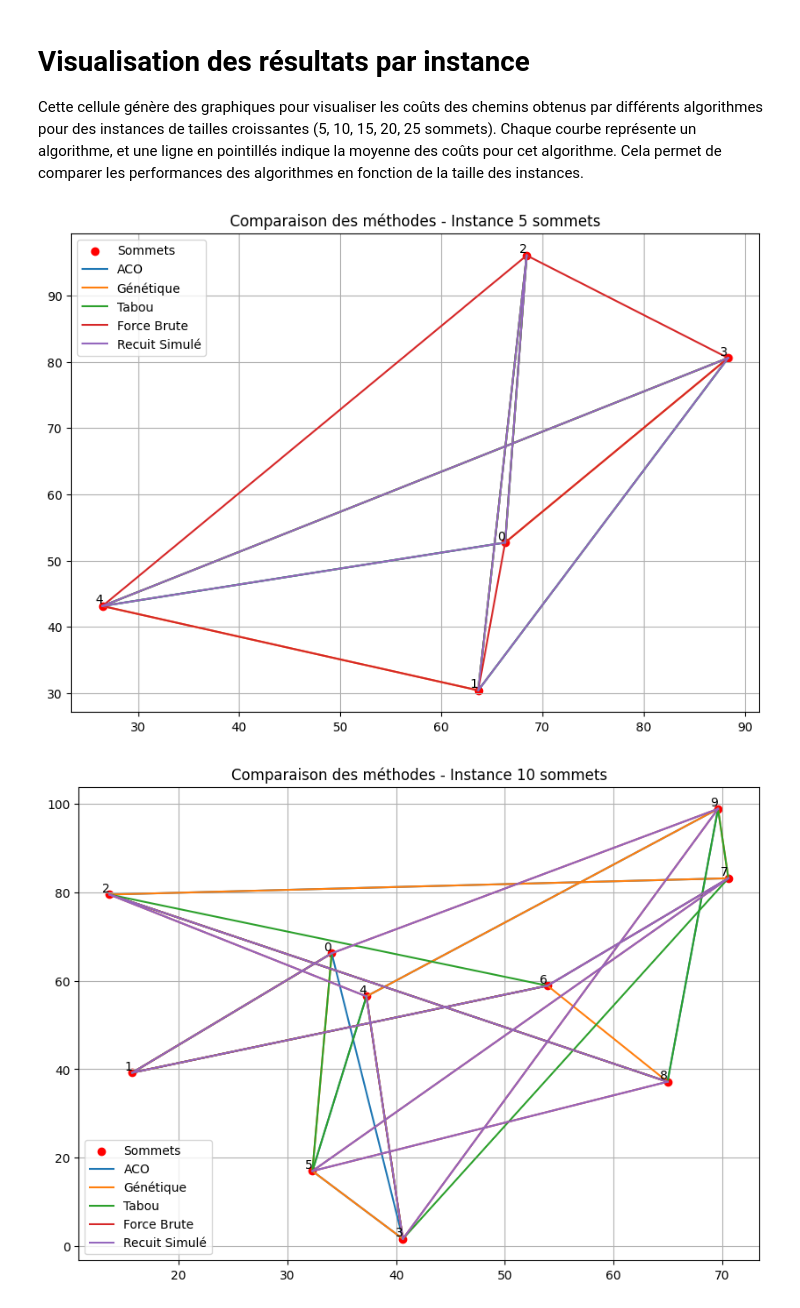
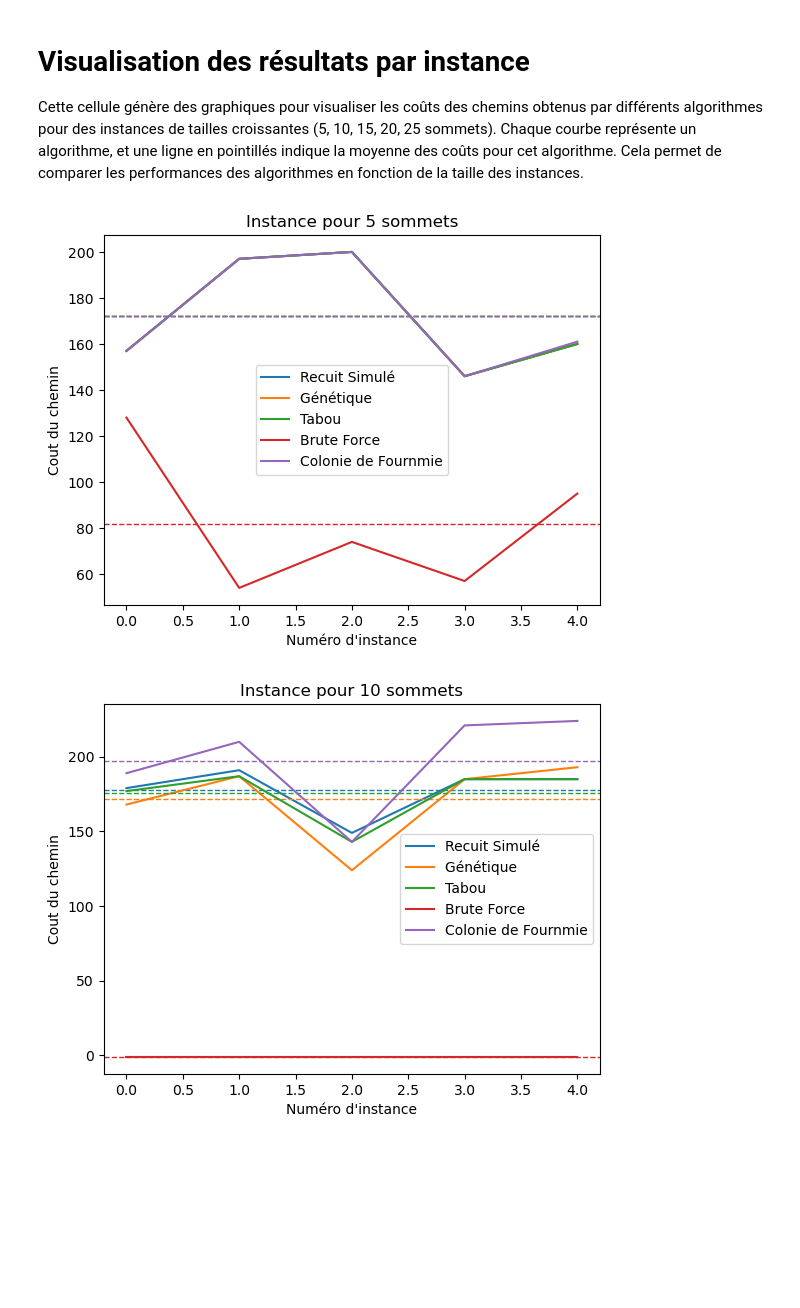
Before and after one commit to KisaPulga/Recherche_Operationnelle_Groupe_1, a Jupyter notebook: livrable_Groupe_1.ipynb, the cells around one changed output. Saved outputs shown, nothing was run; the diff lists cells and outputs as text; code cells hidden in the pictures; blank space fills up the shorter version.

```diff
--- a/livrable_Groupe_1.ipynb
+++ b/livrable_Groupe_1.ipynb
@@ -1354,61 +1442,39 @@ Cette cellule génère des graphiques pour visualiser les coûts des chemins obt
 # %%
 import matplotlib.pyplot as plt
 
 dictionnaireAlgo = {0: "Recuit Simulé", 1: "Génétique ", 2: "Tabou", 3: "Brute Force", 4:"Colonie de Fournmie"}
 
 def creerGraphique(tab, nomAlgorithme):
     for i in range(len(tab)):
         for j in range(len(tab[i])):
             if tab[i][j] == float("inf"):
                 tab[i][j] = -1
         line, = plt.plot(tab[i],label=f"{dictionnaireAlgo[i]}") #permet de récuperer la couleur actuel
         moyenne = sum(tab[i]) / len(tab[i])
         plt.axhline(y=moyenne, color= line.get_color(), linewidth=1, linestyle='--')
 
 
     plt.title(nomAlgorithme)
     plt.legend()
     plt.ylabel("Cout du chemin")
     plt.xlabel("Numéro d'instance")
     plt.show()
 
 
-        # Générer des coordonnées aléatoires pour les sommets
-        coords = np.random.rand(num_sommets, 2) * 100
+resultat = [sous_tab[0] for sous_tab in resultat_cout]
+creerGraphique(resultat, "Instance pour 5 sommets")
 
-        # Tracer les sommets
-        plt.figure(figsize=(10, 7))
-        plt.scatter(coords[:, 0], coords[:, 1], c='red', marker='o', label='Sommets')
+resultat = [sous_tab[1] for sous_tab in resultat_cout]
+creerGraphique(resultat, "Instance pour 10 sommets")
 
-        for i in range(num_sommets):
-            plt.annotate(str(i), (coords[i, 0], coords[i, 1]), fontsize=10, ha='right', va='bottom')
+resultat = [sous_tab[2] for sous_tab in resultat_cout]
+creerGraphique(resultat, "Instance pour 15 sommets")
 
-        couleurs = list(plt.cm.tab10.colors)
+resultat = [sous_tab[3] for sous_tab in resultat_cout]
+creerGraphique(resultat, "Instance pour 20 sommets")
 
-        # Tracer les chemins pour chaque méthode
-        for methode, nom_methode in enumerate(noms_methodes):
-            chemin = resultat_chemins[methode][instance][0]
-            couleur = couleurs[methode % len(couleurs)]
-
-            if chemin and len(chemin) > 1:
-                for i in range(len(chemin) - 1):
-                    sommet1 = chemin[i]
-                    sommet2 = chemin[i + 1]
-                    if sommet1 < num_sommets and sommet2 < num_sommets:
-                        plt.plot(
-                            [coords[sommet1, 0], coords[sommet2, 0]],
-                            [coords[sommet1, 1], coords[sommet2, 1]],
-                            color=couleur,
-                            label=nom_methode if i == 0 else ""
-                        )
-
-        plt.title(f"Comparaison des méthodes - Instance {taille} sommets")
-        plt.legend()
-        plt.grid(True)
-        plt.show()
-
-# Appel
-plot_toutes_methodes_par_instance(listeInstance, resultat_chemins)
+resultat = [sous_tab[4] for sous_tab in resultat_cout]
+creerGraphique(resultat, "Instance pour 25 sommets")
 # %% [output]
-[figure, old version]
+[figure, new version]
-[figure, old version]
+[figure, new version]
```
Also changed, not shown: parts of 5 cells of this notebook.
